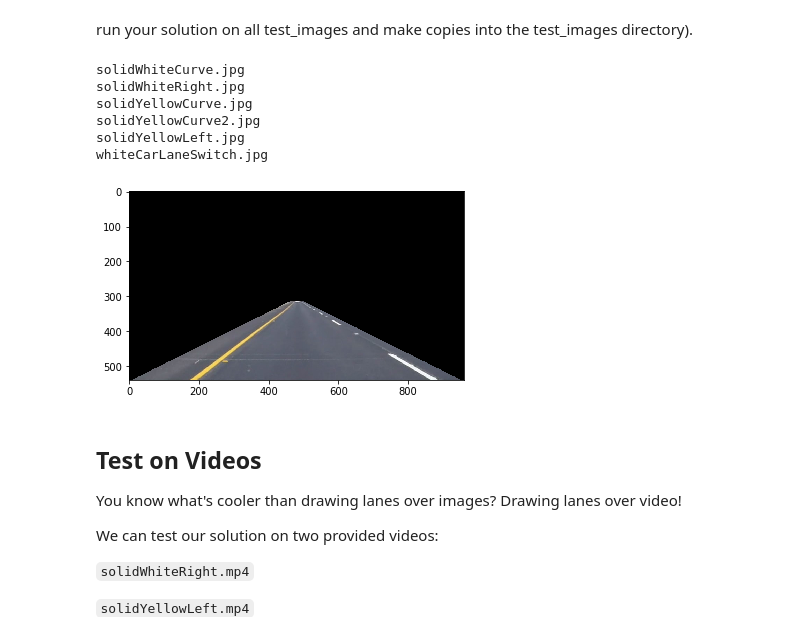
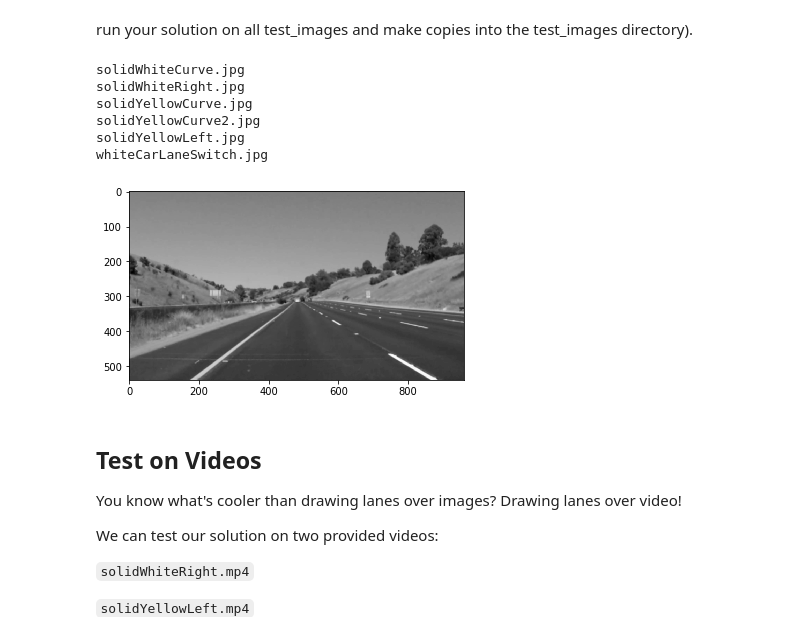
Before and after one commit to SherylHohman/CarND-LaneLines-P1, a Jupyter notebook: P1.ipynb, the cells around one changed output. Drawn from its saved outputs; the diff is of its cells as text; code cells hidden in the pictures.

Commit message:
WIP: canny-edges: blur bw copy of image

```diff
--- a/P1.ipynb
+++ b/P1.ipynb
@@ -209,34 +209,51 @@ for f in files:
     xapex += 0
     yapex += 35  # horizon is lower than center
     # lanes won't actually goto the corners of the image (if camera is rasonably adjusted)
     xs = dx/2
 
     # Define verticies: 4-sided polygon that lanes must fall within
     vertices = np.array([[(xs,ysize),(-dx+xapex, dy+yapex), (dx+xapex, dy+yapex), (-xs+xsize,ysize)]], dtype=np.int32)
 
     # save masked images for testing purposes
     # todo: delete or comment out when finished
     masked_image = np.copy(region_of_interest(color_select, vertices))
     mpimg.imsave('test_images/1mask_'+f, masked_image)
     plt.imshow(masked_image)
 
+    ## Edge Detection
+
+    # grayscale copy of the image
+    3# question: am I getting a copy of the image returned, or need I make a copy first
+    gray = grayscale(image)
+    #show image
+    plt.imshow(gray, cmap='gray')
+
+    # Define a kernel size for Gaussian smoothing and apply
+    kernel_size = 5
+    blur_gray = gaussian_blur(gray, kernel_size)
+    #show image
+    plt.imshow(blur_gray, cmap='gray')
+    mpimg.imsave('test_images/2blur_'+f, blur_gray)
 
 
+    # Define our parameters for Canny and apply
+    low_threshold = 50
+    high_threshold = 150
 
 
 
 
     # re-save image with line lanes drawn on it
     # todo: change naming of copied file (prefer: base_lanes.ext)
     mpimg.imsave('test_images/9lanes_'+f, color_select)
 # %% [output]
 solidWhiteCurve.jpg
 solidWhiteRight.jpg
 solidYellowCurve.jpg
 solidYellowCurve2.jpg
 solidYellowLeft.jpg
 whiteCarLaneSwitch.jpg
-[figure, old version]
+[figure, new version]
 # %% [markdown]
 ## Test on Videos
 
```
Also changed, not shown: 6 other files.
